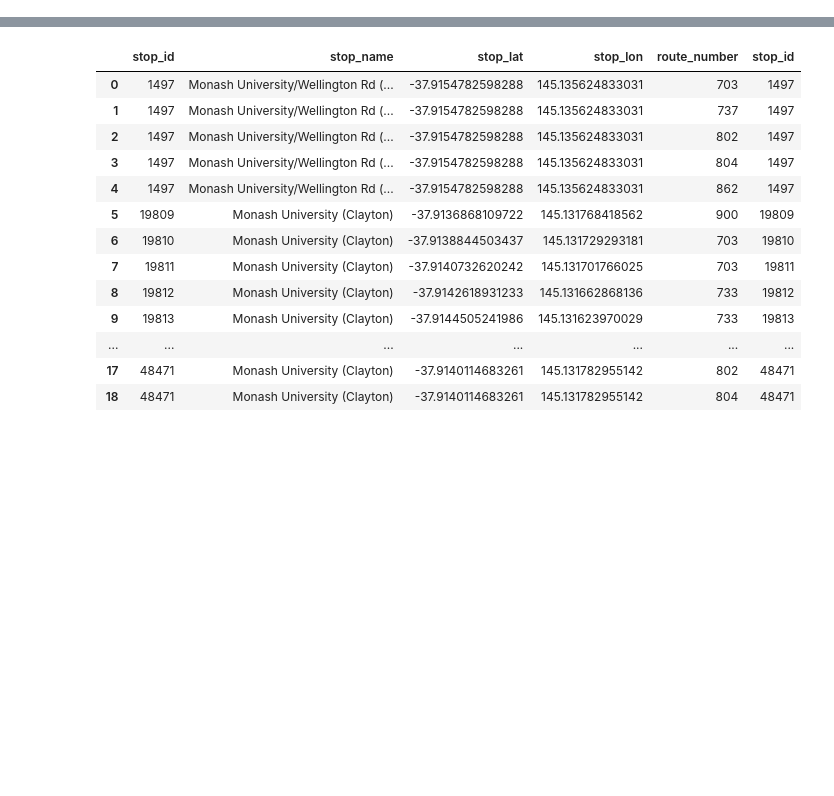
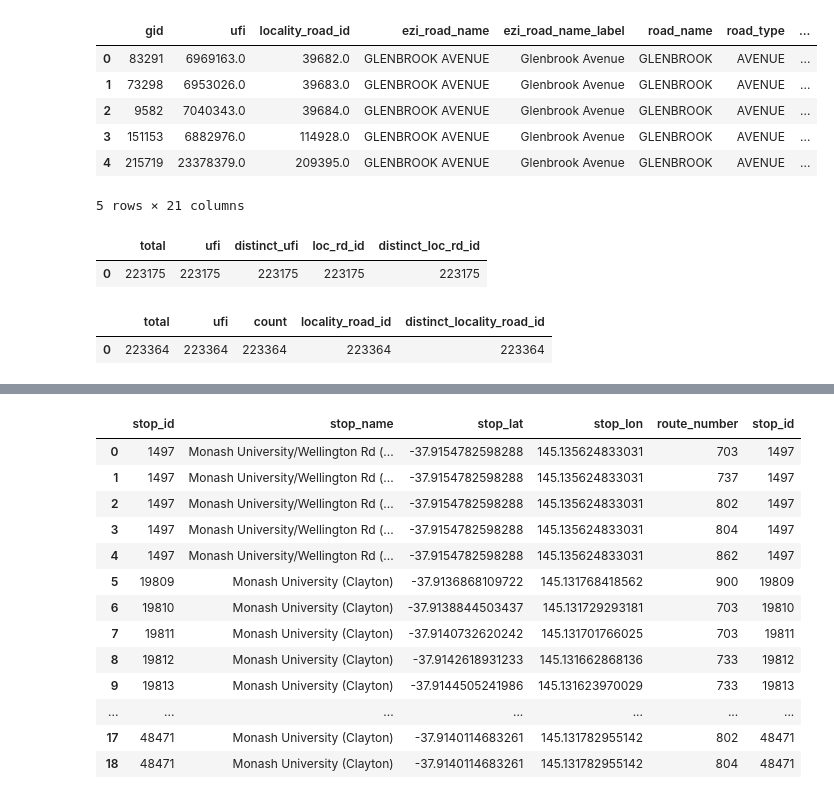
Before and after one commit to thanhan910/vicpathfinding, a Jupyter notebook: main.ipynb, the cells around one changed output, grey strips where cells are left out. Cells and saved outputs as stored; diff of their text form; code cells hidden in the pictures; blank space fills up the shorter version.

```diff
--- a/main.ipynb
+++ b/main.ipynb
@@ -273,0 +341,20 @@ bus_stops_df = pd.read_sql_query(text("SELECT * FROM gtfs_4.stops;"), conn_alche
+# %%
+pd.read_sql_query(text("SELECT * FROM vmtrans.tr_road_register WHERE ezi_road_name ILIKE '%GLENBROOK AVENUE%' ORDER BY locality_road_id;"), conn_alchemy)
+# %% [output]
+|  | gid | ufi | locality_road_id | ezi_road_name | ezi_road_name_label | road_name | road_type | ... |
+| 0 | 83291 | 6969163.0 | 39682.0 | GLENBROOK AVENUE | Glenbrook Avenue | GLENBROOK | AVENUE | ... |
+| 1 | 73298 | 6953026.0 | 39683.0 | GLENBROOK AVENUE | Glenbrook Avenue | GLENBROOK | AVENUE | ... |
+| 2 | 9582 | 7040343.0 | 39684.0 | GLENBROOK AVENUE | Glenbrook Avenue | GLENBROOK | AVENUE | ... |
+| 3 | 151153 | 6882976.0 | 114928.0 | GLENBROOK AVENUE | Glenbrook Avenue | GLENBROOK | AVENUE | ... |
+| 4 | 215719 | 23378379.0 | 209395.0 | GLENBROOK AVENUE | Glenbrook Avenue | GLENBROOK | AVENUE | ... |
+5 rows × 21 columns
+# %%
+pd.read_sql_query(text("SELECT COUNT(*) AS total, COUNT(ufi) AS ufi, COUNT (DISTINCT ufi) AS distinct_ufi, COUNT(loc_rd_id) AS loc_rd_id, COUNT (DISTINCT loc_rd_id) AS distinct_loc_rd_id FROM public.tr_road_locality;"), conn_alchemy2)
+# %% [output]
+|  | total | ufi | distinct_ufi | loc_rd_id | distinct_loc_rd_id |
+| 0 | 223175 | 223175 | 223175 | 223175 | 223175 |
+# %%
+pd.read_sql_query(text("SELECT COUNT(*) AS total, COUNT(ufi) AS ufi, COUNT (DISTINCT ufi), COUNT(locality_road_id) AS locality_road_id, COUNT (DISTINCT locality_road_id) AS distinct_locality_road_id FROM vmtrans.tr_road_register;"), conn_alchemy)
+# %% [output]
+|  | total | ufi | count | locality_road_id | distinct_locality_road_id |
+| 0 | 223364 | 223364 | 223364 | 223364 | 223364 |
```
Also changed, not shown: parts of 18 cells of this notebook.
